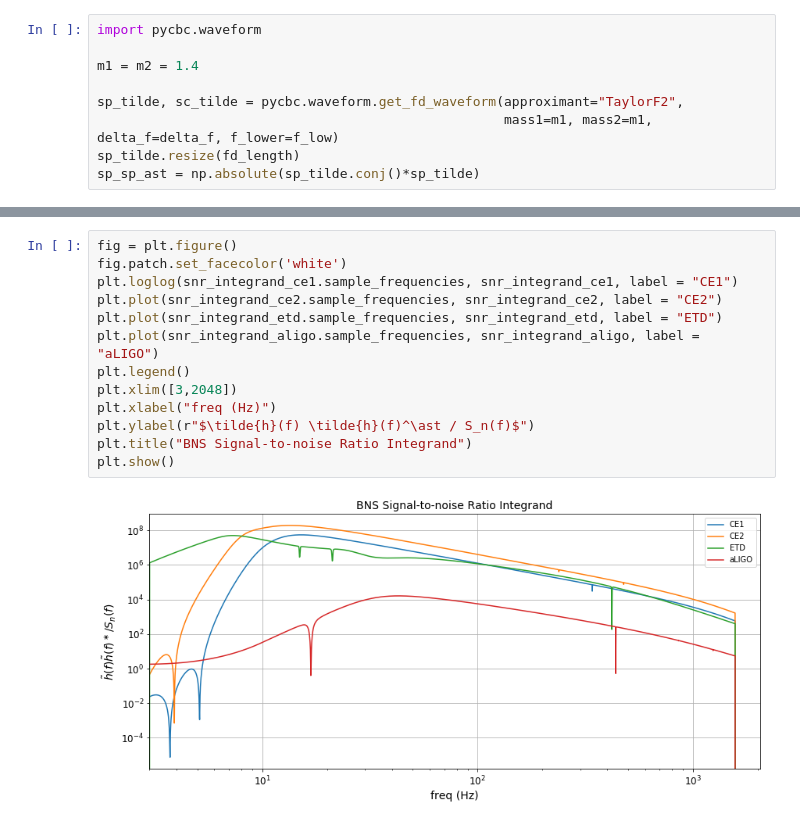
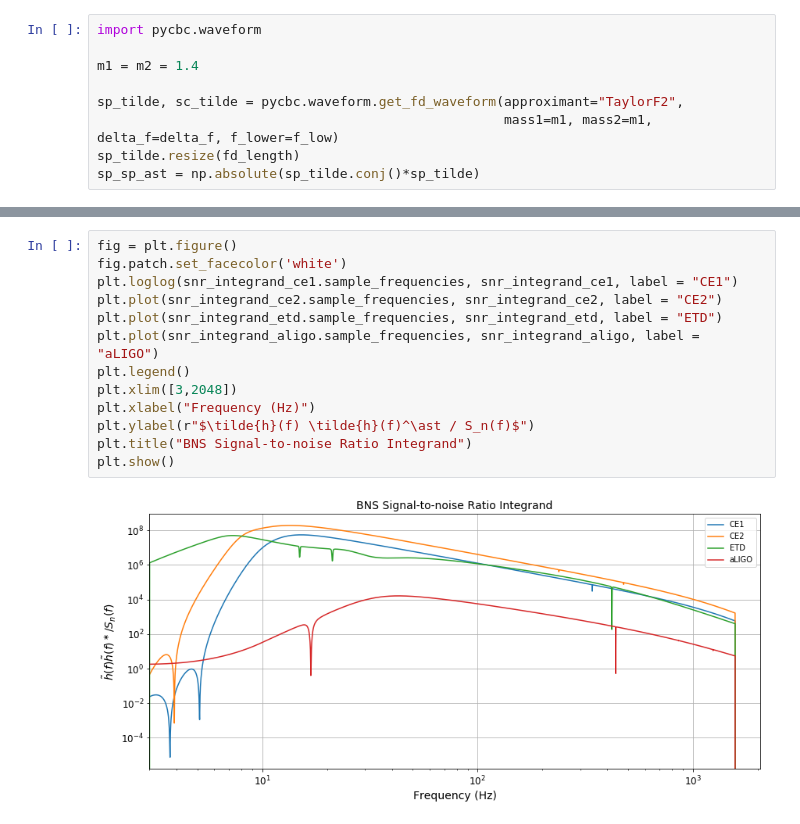
Before and after one commit to cosmic-explorer/ce-computing, a Jupyter notebook: CBC_Search_Cost.ipynb, the cells around one changed output, grey strips where cells are left out. Drawn from its saved outputs; the diff is of its cells as text.

```diff
--- a/CBC_Search_Cost.ipynb
+++ b/CBC_Search_Cost.ipynb
@@ -104,15 +113,15 @@ plt.show()
 # %%
 fig = plt.figure()
 fig.patch.set_facecolor('white')
 plt.loglog(snr_integrand_ce1.sample_frequencies, snr_integrand_ce1, label = "CE1")
 plt.plot(snr_integrand_ce2.sample_frequencies, snr_integrand_ce2, label = "CE2")
 plt.plot(snr_integrand_etd.sample_frequencies, snr_integrand_etd, label = "ETD")
 plt.plot(snr_integrand_aligo.sample_frequencies, snr_integrand_aligo, label = "aLIGO")
 plt.legend()
 plt.xlim([3,2048])
-plt.xlabel("freq (Hz)")
+plt.xlabel("Frequency (Hz)")
 plt.ylabel(r"$\tilde{h}(f) \tilde{h}(f)^\ast / S_n(f)$")
 plt.title("BNS Signal-to-noise Ratio Integrand")
 plt.show()
 # %% [output]
-[figure, old version]
+[figure, new version]
```
Also changed, not shown: parts of 26 cells of this notebook.
